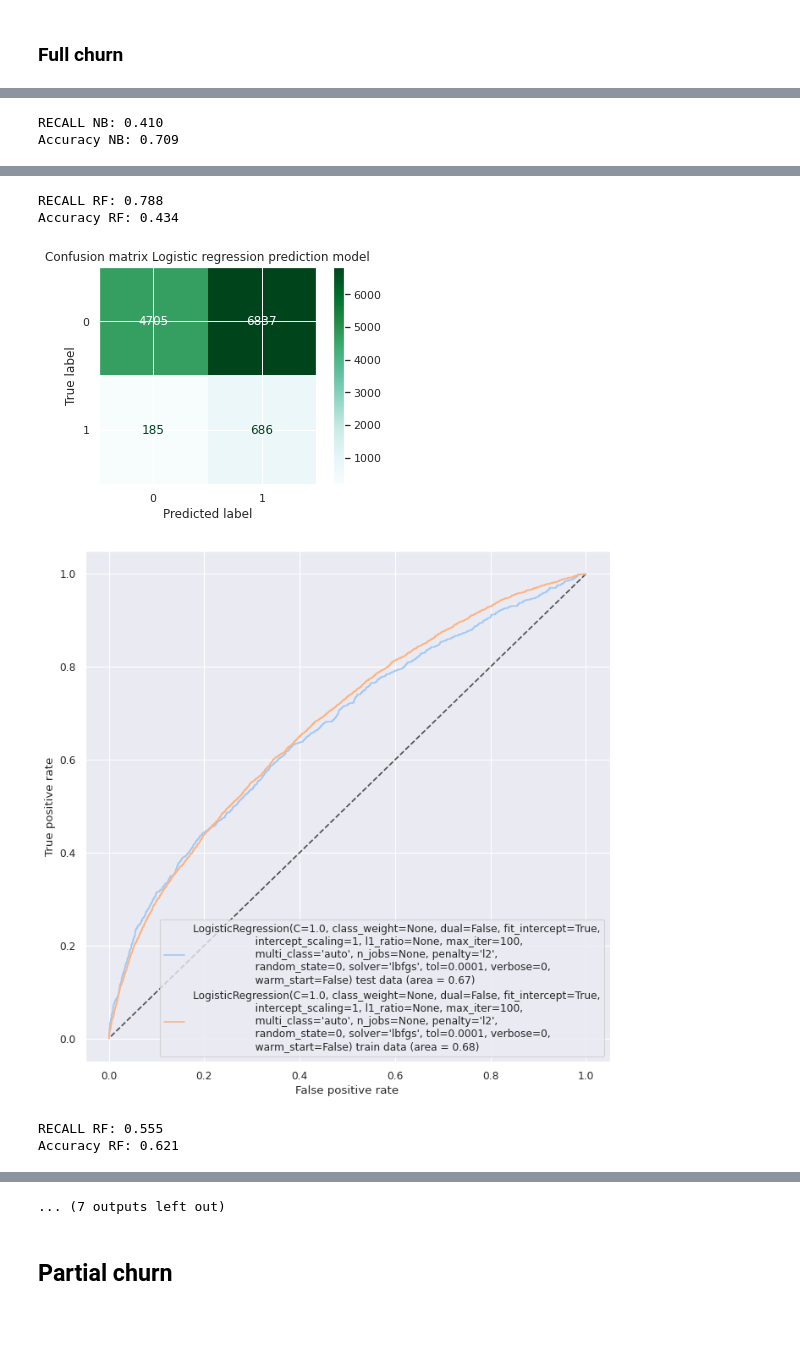
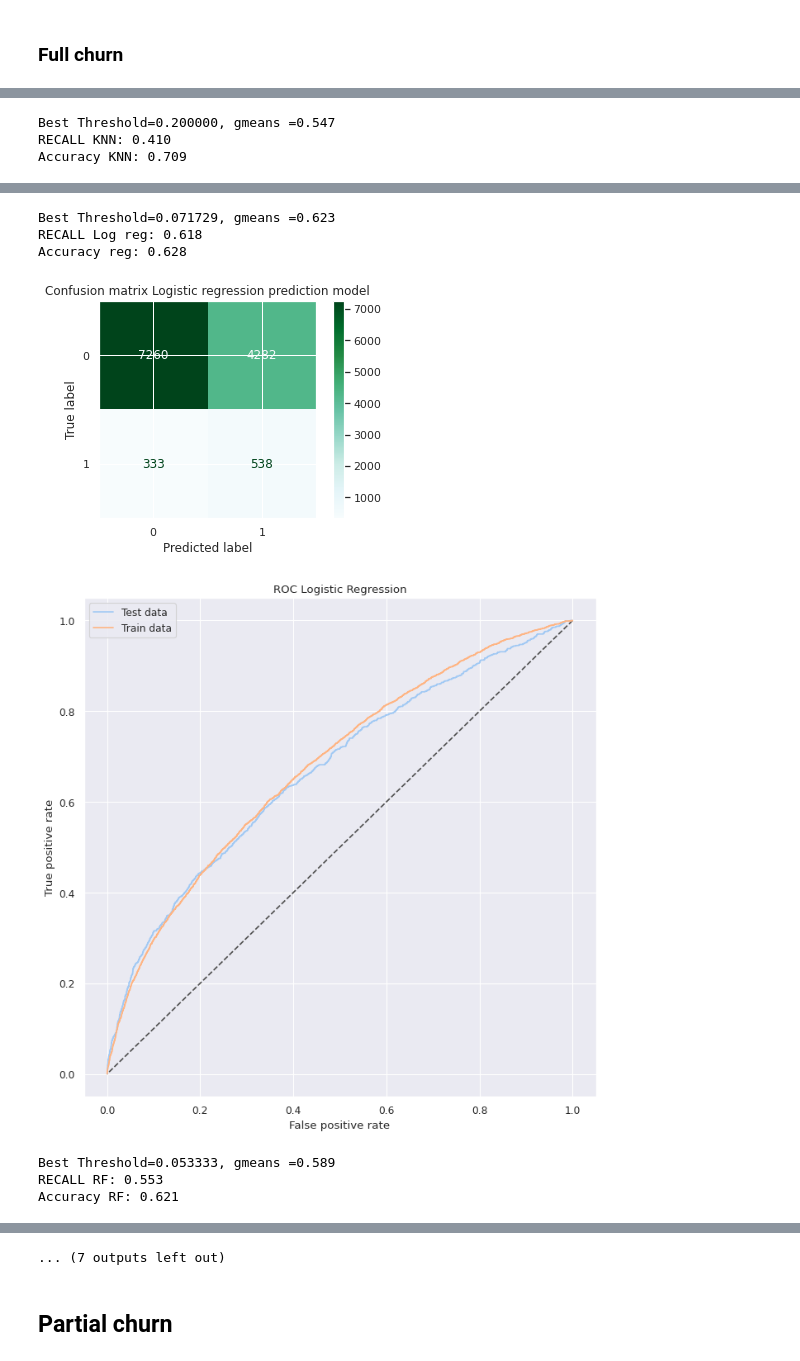
Before and after one commit to sondreid/BAN427, a Jupyter notebook: ban427_google.ipynb, the cells around one changed output, grey strips where cells are left out. Drawn from its saved outputs; the diff is of its cells as text; code cells hidden in the pictures; blank space fills up the shorter version.

```diff
--- a/ban427_google.ipynb
+++ b/ban427_google.ipynb
@@ -631,0 +622,15 @@ print('Best Threshold=%f, fscore =%.3f' % (thresholds[ix], recall[ix]))
+# %%
+### Optimal threshold
+
+def find_optimal_threshold(model, test_set_x, test_set_y):
+    """
+
+    parameters:
+
+    """"
+    preds_model = model.predict_proba(test_set_x)[:,1]
+    fpr, tpr, thresholds = metrics.roc_curve(test_set_y, preds_model)
+    gmeans = sqrt(tpr * (1-fpr))
+    ix = argmax(gmeans)
+    print('Best Threshold=%f, gmeans =%.3f' % (thresholds[ix], gmeans[ix]))
+    return thresholds[ix]
@@ -633,48 +641,48 @@ print('Best Threshold=%f, fscore =%.3f' % (thresholds[ix], recall[ix]))
 ### Full churn
 # %%
 ## Naive Bayes
-ypred_nb_fc = (nb_fc.predict_proba(xtest_fc)[:,1]  >= 0.05).astype(bool)
+ypred_nb_fc = (nb_fc.predict_proba(xtest_fc)[:,1]  >= find_optimal_threshold(nb_fc, xtest_fc, ytest_fc)).astype(bool)
 print('RECALL NB: %.3f' % recall_score(ytest_fc, ypred_nb_fc))
 print('Accuracy NB: %.3f' % accuracy_score(ytest_fc, ypred_nb_fc))
 clear_conf_matrix(ytest_fc, ypred_nb_fc, 'Confusion matrix Naive Bayes prediction model')
-roc(ytrain_fc, xtrain_fc, ytest_fc, xtest_fc, nb_fc)
+roc(ytrain_fc, xtrain_fc, ytest_fc, xtest_fc, nb_fc, 'ROC Naive Bayes')
 
 
 ## KNN
-ypred_knn_fc = (knn_fc.predict_proba(xtest_fc)[:,1]  >= 0.01).astype(bool)
-print('RECALL NB: %.3f' % recall_score(ytest_fc, ypred_knn_fc))
-print('Accuracy NB: %.3f' % accuracy_score(ytest_fc, ypred_knn_fc))
+ypred_knn_fc = (knn_fc.predict_proba(xtest_fc)[:,1]  >= find_optimal_threshold(knn_fc, xtest_fc, ytest_fc)).astype(bool)
+print('RECALL KNN: %.3f' % recall_score(ytest_fc, ypred_knn_fc))
+print('Accuracy KNN: %.3f' % accuracy_score(ytest_fc, ypred_knn_fc))
 clear_conf_matrix(ytest_fc, ypred_knn_fc, 'Confusion matrix K-nearest neighbors prediction model')
-roc(ytrain_fc, xtrain_fc, ytest_fc, xtest_fc, knn_fc)
+roc(ytrain_fc, xtrain_fc, ytest_fc, xtest_fc, knn_fc, 'ROC KNN')
 
 ## Logistic regression
-yprob_logreg_fc = (logreg_fc.predict_proba(xtest_fc)[:,1]  >= 0.05).astype(bool)
-print('RECALL RF: %.3f' % recall_score(ytest_fc, yprob_logreg_fc))
-print('Accuracy RF: %.3f' % accuracy_score(ytest_fc, yprob_logreg_fc))
+yprob_logreg_fc = (logreg_fc.predict_proba(xtest_fc)[:,1]  >= find_optimal_threshold(logreg_fc, xtest_fc, ytest_fc)).astype(bool)
+print('RECALL Log reg: %.3f' % recall_score(ytest_fc, yprob_logreg_fc))
+print('Accuracy reg: %.3f' % accuracy_score(ytest_fc, yprob_logreg_fc))
 clear_conf_matrix(ytest_fc, yprob_logreg_fc, 'Confusion matrix Logistic regression prediction model')
-roc(ytrain_fc, xtrain_fc, ytest_fc, xtest_fc, logreg_fc)
+roc(ytrain_fc, xtrain_fc, ytest_fc, xtest_fc, logreg_fc, 'ROC Logistic Regression')
 
 ### Random forest
 
-ypred_rfc_fc = (rfc_fc.predict_proba(xtest_fc)[:,1] > 0.05).astype(bool)
+ypred_rfc_fc = (rfc_fc.predict_proba(xtest_fc)[:,1] > find_optimal_threshold(rfc_fc, xtest_fc, ytest_fc)).astype(bool)
 print('RECALL RF: %.3f' % recall_score(ytest_fc, ypred_rfc_fc))
 print('Accuracy RF: %.3f' % accuracy_score(ytest_fc, ypred_rfc_fc))
 clear_conf_matrix(ytest_fc, ypred_rfc_fc, 'Confusion matrix Random Forest prediction model')
-roc(ytrain_fc, xtrain_fc, ytest_fc, xtest_fc, rfc_fc)
+roc(ytrain_fc, xtrain_fc, ytest_fc, xtest_fc, rfc_fc, 'ROC Random Forest')
 
 ### LDA
 
-ypred_lda_fc = (lda_fc.predict_proba(xtest_fc)[:,1]  >= 0.087912).astype(bool)
+ypred_lda_fc = (lda_fc.predict_proba(xtest_fc)[:,1]  >= find_optimal_threshold(lda_fc, xtest_fc, ytest_fc)).astype(bool)
 print('RECALL LDA: %.3f' % recall_score(ytest_fc, ypred_lda_fc))
 print('Accuracy LDA: %.3f' % accuracy_score(ytest_fc, ypred_lda_fc))
 clear_conf_matrix(ytest_fc, ypred_lda_fc, 'Confusion matrix Linear Discriminat Analysis prediction model')
-roc(ytrain_fc, xtrain_fc, ytest_fc, xtest_fc, lda_fc)
+roc(ytrain_fc, xtrain_fc, ytest_fc, xtest_fc, lda_fc, 'ROC LDA')
 
 
 #### GBM
-ypred_gbm_fc = (gbm_fc.predict_proba(xtest_fc)[:,1]  >= 0.05).astype(bool)
+ypred_gbm_fc = (gbm_fc.predict_proba(xtest_fc)[:,1]  >= find_optimal_threshold(gbm_fc, xtest_fc, ytest_fc)).astype(bool)
 print('RECALL GBM: %.3f' % recall_score(ytest_fc, ypred_gbm_fc))
 print('Accuracy GBM: %.3f' % accuracy_score(ytest_fc, ypred_gbm_fc))
 clear_conf_matrix(ytest_fc, ypred_gbm_fc, 'Confusion matrix Gradient Boosting Machine prediction model')
-roc(ytrain_fc, xtrain_fc, ytest_fc, xtest_fc, gbm_fc)
+roc(ytrain_fc, xtrain_fc, ytest_fc, xtest_fc, gbm_fc, 'ROC GBM')
 # %% [output]
@@ -685,3 +694,4 @@ Accuracy NB: 0.553
-RECALL NB: 0.410
-Accuracy NB: 0.709
+Best Threshold=0.200000, gmeans =0.547
+RECALL KNN: 0.410
+Accuracy KNN: 0.709
 [figure]
@@ -689,7 +699,9 @@ Accuracy NB: 0.709
-RECALL RF: 0.788
-Accuracy RF: 0.434
+Best Threshold=0.071729, gmeans =0.623
+RECALL Log reg: 0.618
+Accuracy reg: 0.628
-[figure, old version]
+[figure, new version]
-[figure, old version]
+[figure, new version]
-RECALL RF: 0.555
+Best Threshold=0.053333, gmeans =0.589
+RECALL RF: 0.553
 Accuracy RF: 0.621
 [figure]
```
Also changed, not shown: parts of 17 cells of this notebook, 1 other file.
